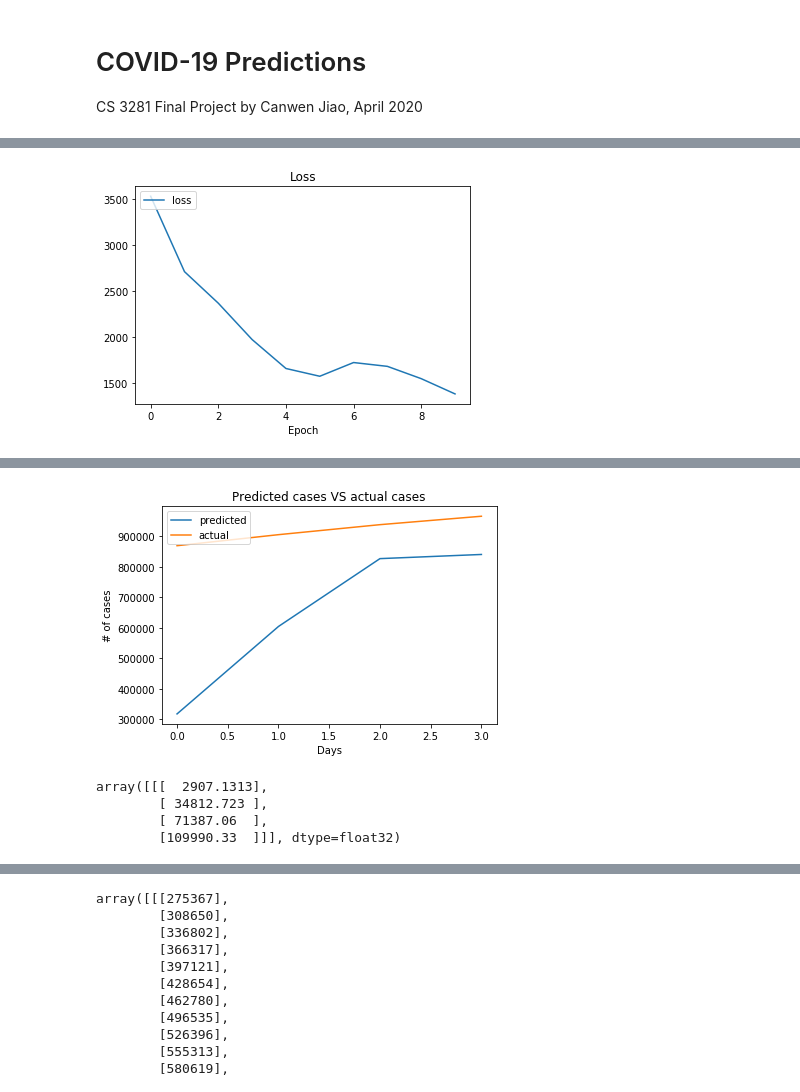
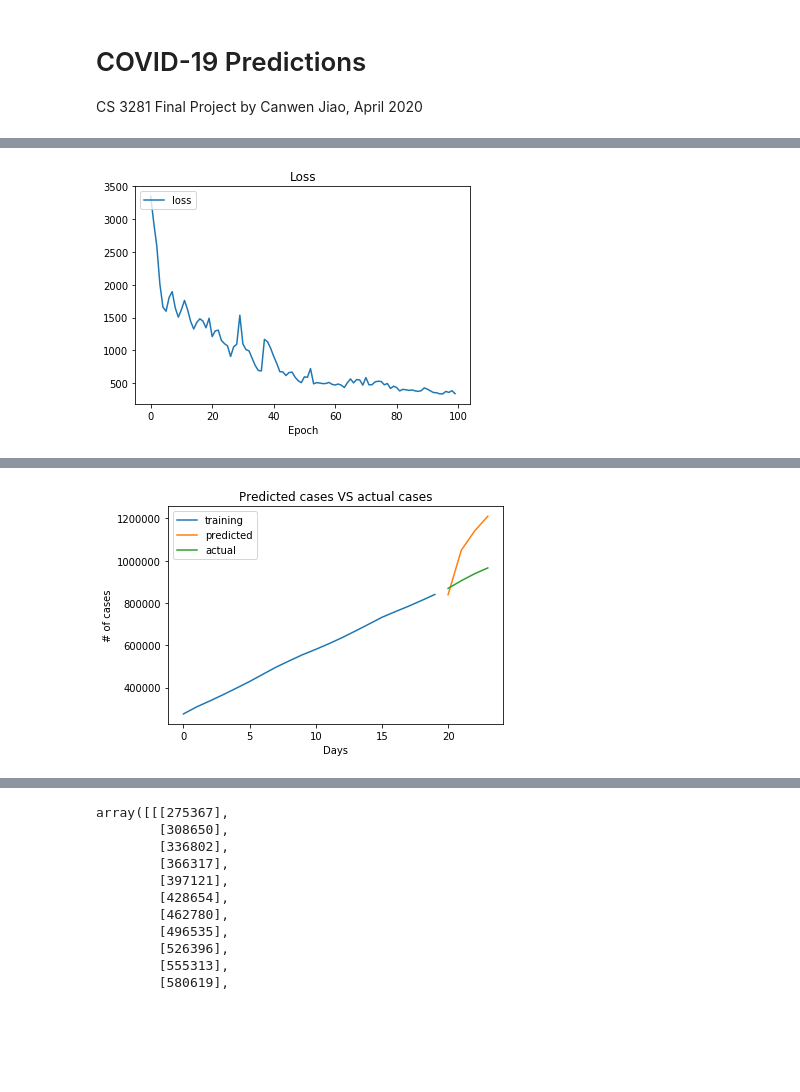
Before and after one commit to JazonJiao/CS-3891-Final-Project, a Jupyter notebook: COVID-19.ipynb, the cells around one changed output, grey strips where cells are left out. Drawn from its saved outputs; the diff is of its cells as text; code cells hidden in the pictures; blank space fills up the shorter version.

```diff
--- a/COVID-19.ipynb
+++ b/COVID-19.ipynb
@@ -14,9 +14,10 @@ CS 3281 Final Project by Canwen Jiao, April 2020
 import csv
 import numpy as np
 
-n_samples = 109  # how many training samples we wish to obtain (<= 264)
+n_samples = 20  # how many training samples we wish to obtain (<= 264)
+threshold = 1  # how many cases need to be reached for data to be included
 n_steps_in = 20  # how many days of previous values we wish to account for
-n_steps_out = 4  # how many days we wish to predict
+n_steps_out = 5  # how many days we wish to predict
 # Note: n_steps_in + n_steps_out <= 87 (= 2020-04-27 - 2020-01-22)
 norm = 1  # normalization factor
 
@@ -32,13 +33,16 @@ def read_data(filename):
             if row[1] == 'US':  # Exclude the United States, since it's used for testing
                 Xtest=[int(x) for x in row[-n_steps_out - n_steps_in:-n_steps_out]]
                 ytest=[int(x) for x in row[-n_steps_out:]]
-            else:
+            elif int(row[-1]) > threshold:
                 Xtrain.append([int(x) for x in row[-n_steps_out - n_steps_in:-n_steps_out]])
                 ytrain.append([int(x) for x in row[-n_steps_out:]])
-    return Xtrain[:n_samples], ytrain[:n_samples], Xtest, ytest
+    # return a random sample of n_samples elements
+    c = np.random.choice(len(Xtrain), n_samples)
+    print('len(Xtrain) = ', len(Xtrain))
+    return np.array(Xtrain)[c], np.array(ytrain)[c], np.array(Xtest), np.array(ytest)
 
 Xc, yc, Xct, yct = read_data('time_series_covid19_confirmed_global.csv')  # confirmed
-Xd, yd, Xdt, ydt = read_data('time_series_covid19_deaths_global.csv')   # death
+Xd, yd, Xdt, ydt = read_data('time_series_covid19_deaths_global.csv')   # death (NOT USED)
 
 X = np.array([Xc])
 Xt = np.array([Xct])
@@ -48,9 +52,9 @@ n_features = X.shape[0]  # =2
 # reshape the data so that it could be fed into the LSTM model
 # also normalize the data so that the loss doesn't explode
 X = X.reshape((n_samples, n_steps_in, n_features)) / norm
-yc = np.array(yc).reshape((n_samples, n_steps_out, 1)) / norm
+yc = yc.reshape((n_samples, n_steps_out)) / norm   # USED FOR: vector output model
+# yc = np.array(yc).reshape((n_samples, n_steps_out, 1)) / norm  # USED FOR: univariate
 Xt = Xt.transpose().reshape((1, n_steps_in, n_features)) / norm
-yct = np.array(yct)
 
 (n_samples, n_steps_in, n_steps_out, n_features, X.shape, yc.shape)
 # %% [output]
@@ -58,5 +64,6 @@ yct = np.array(yct)
 # %%
 from numpy import array
+import keras
 from keras.models import Sequential
 from keras.layers import LSTM
 from keras.layers import Dense
@@ -73,12 +80,14 @@ def plot(history):  # Plot training & validation accuracy values
 
 def pred(model):  # predict
     global ycp
-    ycp = model.predict(Xt, verbose=1) * norm
-    # print(ycp[0])
-    plt.plot(ycp.reshape(n_steps_out))
-    plt.plot(yct.reshape(n_steps_out))
+    ycp = model.predict(Xt, verbose=0) * norm
+    plt.plot(Xct)
+    # plot predictions
+    plt.plot([i for i in range(n_steps_in, n_steps_in + n_steps_out)], ycp.reshape(n_steps_out))
+    # plot true values
+    plt.plot([i for i in range(n_steps_in, n_steps_in + n_steps_out)], yct.reshape(n_steps_out))
     plt.title('Predicted cases VS actual cases')
     plt.ylabel('# of cases')
     plt.xlabel('Days')
-    plt.legend(['predicted', 'actual'], loc='upper left')
+    plt.legend(['training', 'predicted', 'actual'], loc='upper left')
     plt.show()
@@ -85,6 +111,5 @@ def pred(model):  # predict
 # %%
 # univariate multi-step vector-output stacked lstm example
-# define model
 model = Sequential()
 model.add(LSTM(100, activation='relu', input_shape=(n_steps_in, n_features)))
 model.add(RepeatVector(n_steps_out))
@@ -93,9 +118,9 @@ model.add(TimeDistributed(Dense(1)))
 model.compile(optimizer='adam', loss='mean_absolute_error')
 
 # fit model
-history = model.fit(X, yc, epochs=10, verbose=0)
+history = model.fit(X, yc, epochs=100, verbose=0)
 
 plot(history)
 pred(model)
 # %% [output]
-[figure, old version]
+[figure, new version]
@@ -103,8 +128 @@ pred(model)
-[figure, old version]
+[figure, new version]
-# %%
-ycp
-# %% [output]
-array([[[  2907.1313],
-        [ 34812.723 ],
-        [ 71387.06  ],
-        [109990.33  ]]], dtype=float32)
```
Also changed, not shown: parts of 6 cells of this notebook.
